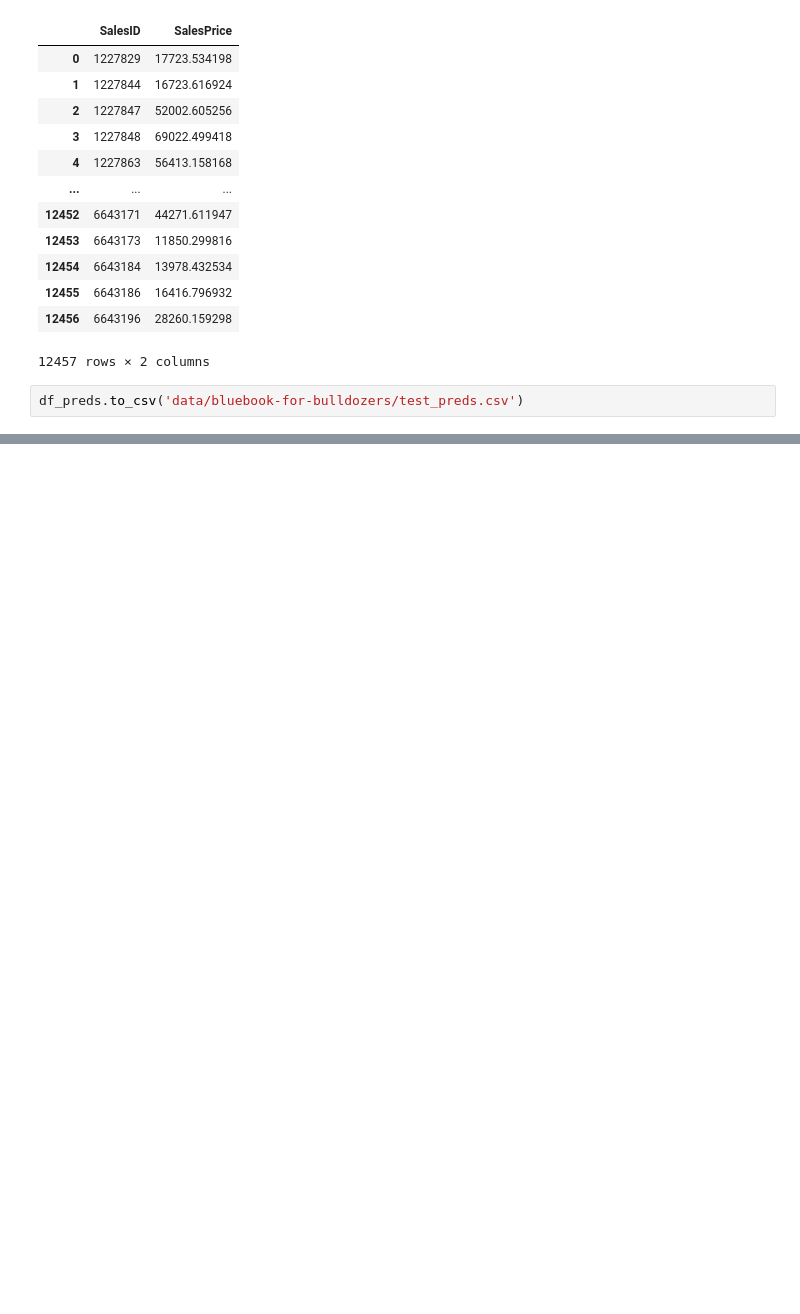
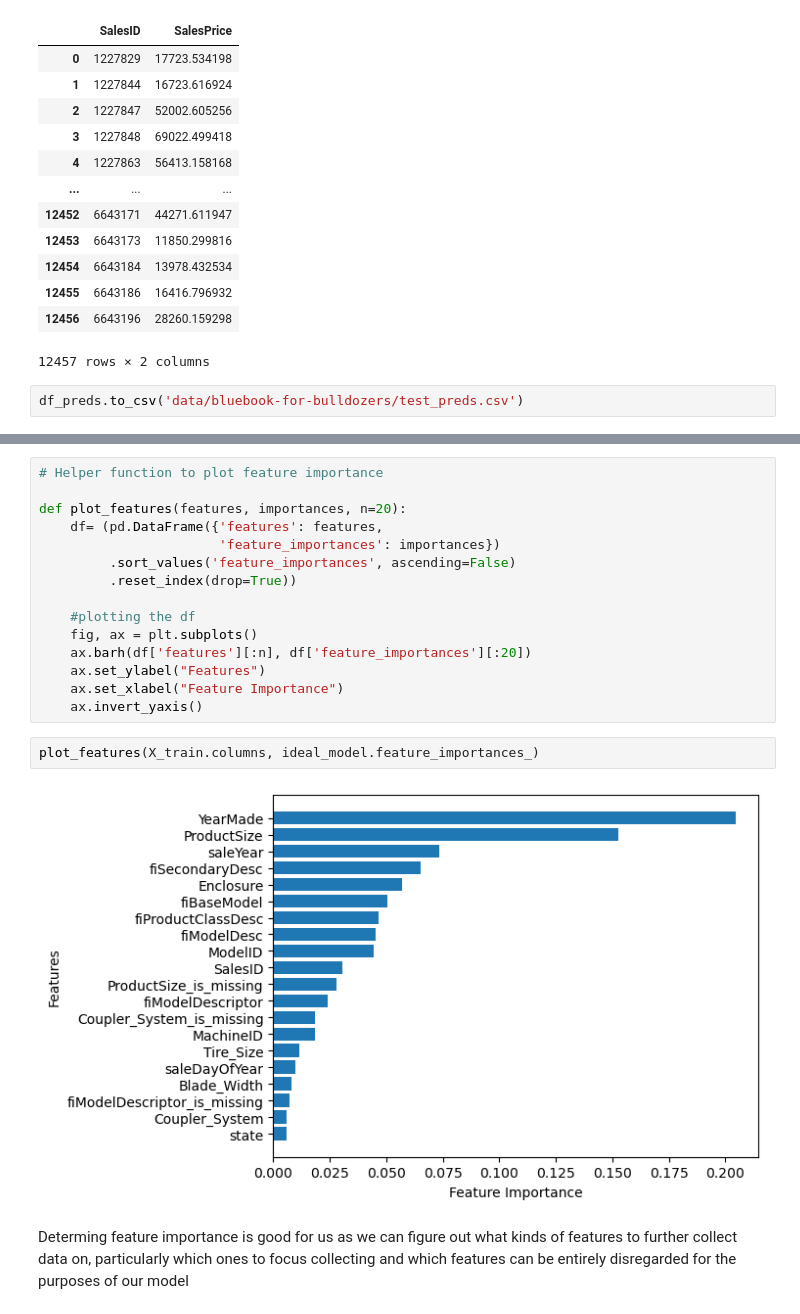
Before and after one commit to cillustrisimo/Price_Prediction_Regression_Model, a Jupyter notebook: bulldozer-price-regression.ipynb, the cells around one changed output, grey strips where cells are left out. Drawn from its saved outputs; the diff is of its cells as text; blank space fills up the shorter version.

Commit message:
add feature importance analysis

```diff
--- a/bulldozer-price-regression.ipynb
+++ b/bulldozer-price-regression.ipynb
@@ -1092,0 +1118,21 @@ df_preds.to_csv('data/bluebook-for-bulldozers/test_preds.csv')
+# %%
+# Helper function to plot feature importance
+
+def plot_features(features, importances, n=20):
+    df= (pd.DataFrame({'features': features,
+                       'feature_importances': importances})
+         .sort_values('feature_importances', ascending=False)
+         .reset_index(drop=True))
+
+    #plotting the df
+    fig, ax = plt.subplots()
+    ax.barh(df['features'][:n], df['feature_importances'][:20])
+    ax.set_ylabel("Features")
+    ax.set_xlabel("Feature Importance")
+    ax.invert_yaxis()
+# %%
+plot_features(X_train.columns, ideal_model.feature_importances_)
+# %% [output]
+[figure, added]
+# %% [markdown]
+Determing feature importance is good for us as we can figure out what kinds of features to further collect data on, particularly which ones to focus collecting and which features can be entirely disregarded for the purposes of our model
```
Also changed, not shown: parts of 2 cells of this notebook.
